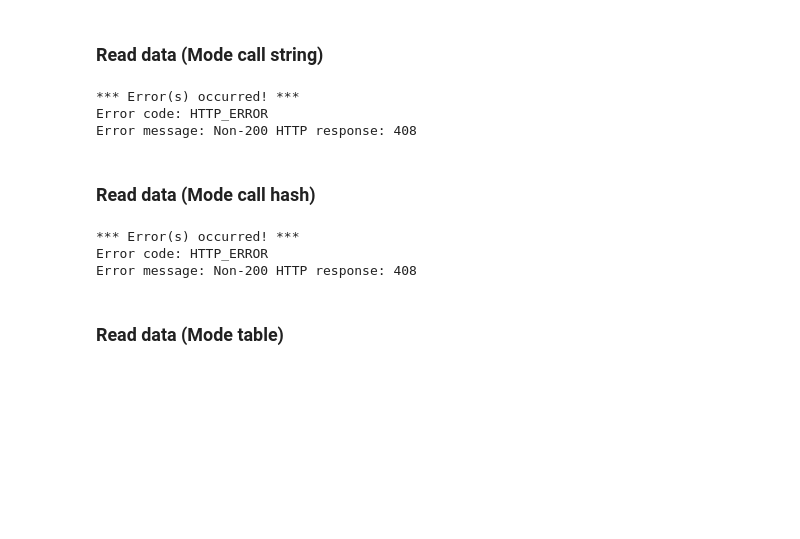
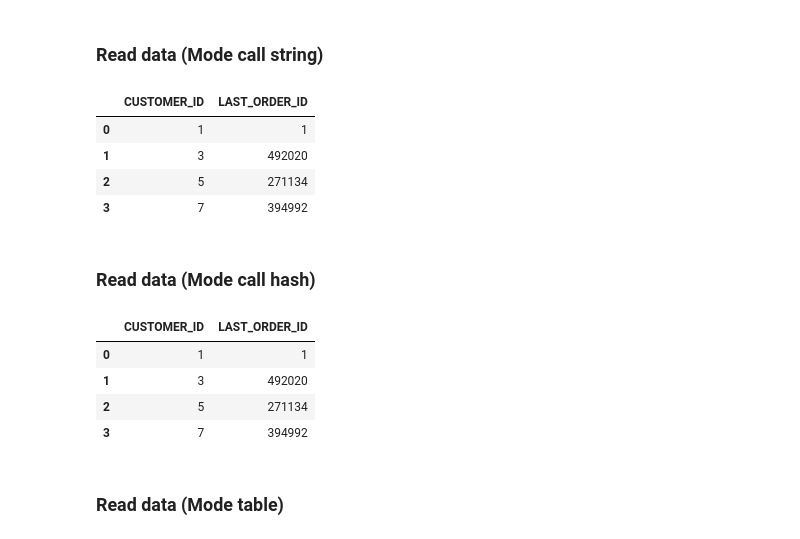
Before and after one commit to featuremesh/demos, a Jupyter notebook: jupyter/notebooks/demos/capabilities/online_federated_queries.ipynb, the cells around one changed output. Drawn from its saved outputs; the diff is of its cells as text; code cells hidden in the pictures; blank space fills up the shorter version.

```diff
--- a/jupyter/notebooks/demos/capabilities/online_federated_queries.ipynb
+++ b/jupyter/notebooks/demos/capabilities/online_federated_queries.ipynb
@@ -352,18 +362,20 @@ Error message: Non-200 HTTP response: 408
 # %%
 %%featureql
 
 WITH
     CUSTOMER_ID := INPUT(BIGINT),
     CUSTOMER_DETAILS_JSON := EXTERNAL_REDIS(KEY 'customer:' || CUSTOMER_ID::VARCHAR FROM FM.DEMO1.REDIS_SRC),
     CUSTOMER_DETAILS := JSON_PARSE_AS(CUSTOMER_DETAILS_JSON, TYPE 'ROW(customer_id BIGINT, email VARCHAR, last_order_id BIGINT)'),
 SELECT
-    CUSTOMER_ID := BIND_TABLE(ARRAY[1,3,5,7]),
+    CUSTOMER_ID := BIND_VALUES(ARRAY[1,3,5,7]),
     LAST_ORDER_ID := CUSTOMER_DETAILS[last_order_id]
 ORDER BY CUSTOMER_ID;
 # %% [output]
-*** Error(s) occurred! ***
-Error code: HTTP_ERROR
-Error message: Non-200 HTTP response: 408
+|  | CUSTOMER_ID | LAST_ORDER_ID |
+| 0 | 1 | 1 |
+| 1 | 3 | 492020 |
+| 2 | 5 | 271134 |
+| 3 | 7 | 394992 |
 # %% [markdown]
 ### Read data (Mode call hash)
 # %%
@@ -372,13 +384,15 @@ Error message: Non-200 HTTP response: 408
 WITH
     CUSTOMER_ID := INPUT(BIGINT)
 SELECT
-    CUSTOMER_ID := BIND_TABLE(ARRAY[1,3,5,7]),
+    CUSTOMER_ID := BIND_VALUES(ARRAY[1,3,5,7]),
     LAST_ORDER_ID := EXTERNAL_REDIS(KEY 'customer_hash:' || CUSTOMER_ID::VARCHAR FIELD 'last_order_id' FROM FM.DEMO1.REDIS_SRC)
 ORDER BY CUSTOMER_ID;
 # %% [output]
-*** Error(s) occurred! ***
-Error code: HTTP_ERROR
-Error message: Non-200 HTTP response: 408
+|  | CUSTOMER_ID | LAST_ORDER_ID |
+| 0 | 1 | 1 |
+| 1 | 3 | 492020 |
+| 2 | 5 | 271134 |
+| 3 | 7 | 394992 |
 # %% [markdown]
 ### Read data (Mode table)
 # %% [markdown]
```
Also changed, not shown: parts of 20 cells of this notebook, 15 other files.
